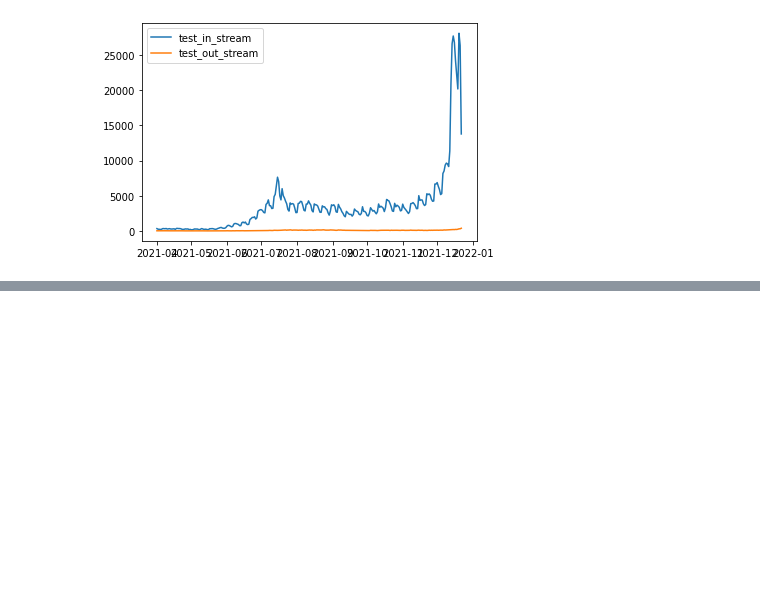
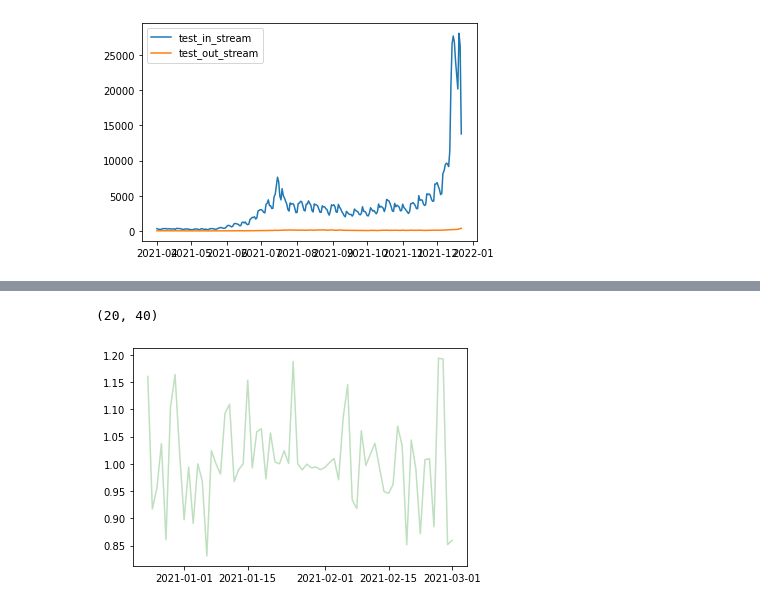
Before and after one commit to vplagnol/covid-19, a Jupyter notebook: conv-estimator/conv_estimator_direct.ipynb, the cells around one changed output, grey strips where cells are left out. Drawn from its saved outputs; the diff is of its cells as text; code cells hidden in the pictures; blank space fills up the shorter version.

```diff
--- a/conv-estimator/conv_estimator_direct.ipynb
+++ b/conv-estimator/conv_estimator_direct.ipynb
@@ -219,3 +219,17 @@ minimizers = np.array(_minimizers)
+# %%
+print(minimizers.shape)
+
+my_kernel = minimizers[3]  ## take the first proposed kernel
+
+my_pred_out_stream = np.convolve(train_in_stream, my_kernel, mode="valid")
+clean_truth = train_out_stream[-len(my_pred_out_stream):]  ## removes the out of predicted range data
+
+plt.clf()
+plt.plot(dates_train[-len(my_pred_out_stream):], my_pred_out_stream/clean_truth, color="green", alpha=0.25)
+plt.show()
+# %% [output]
+(20, 40)
+[figure, added]
 # %%
 # show kernel
 plt.clf()
```
Also changed, not shown: parts of 4 cells of this notebook.
